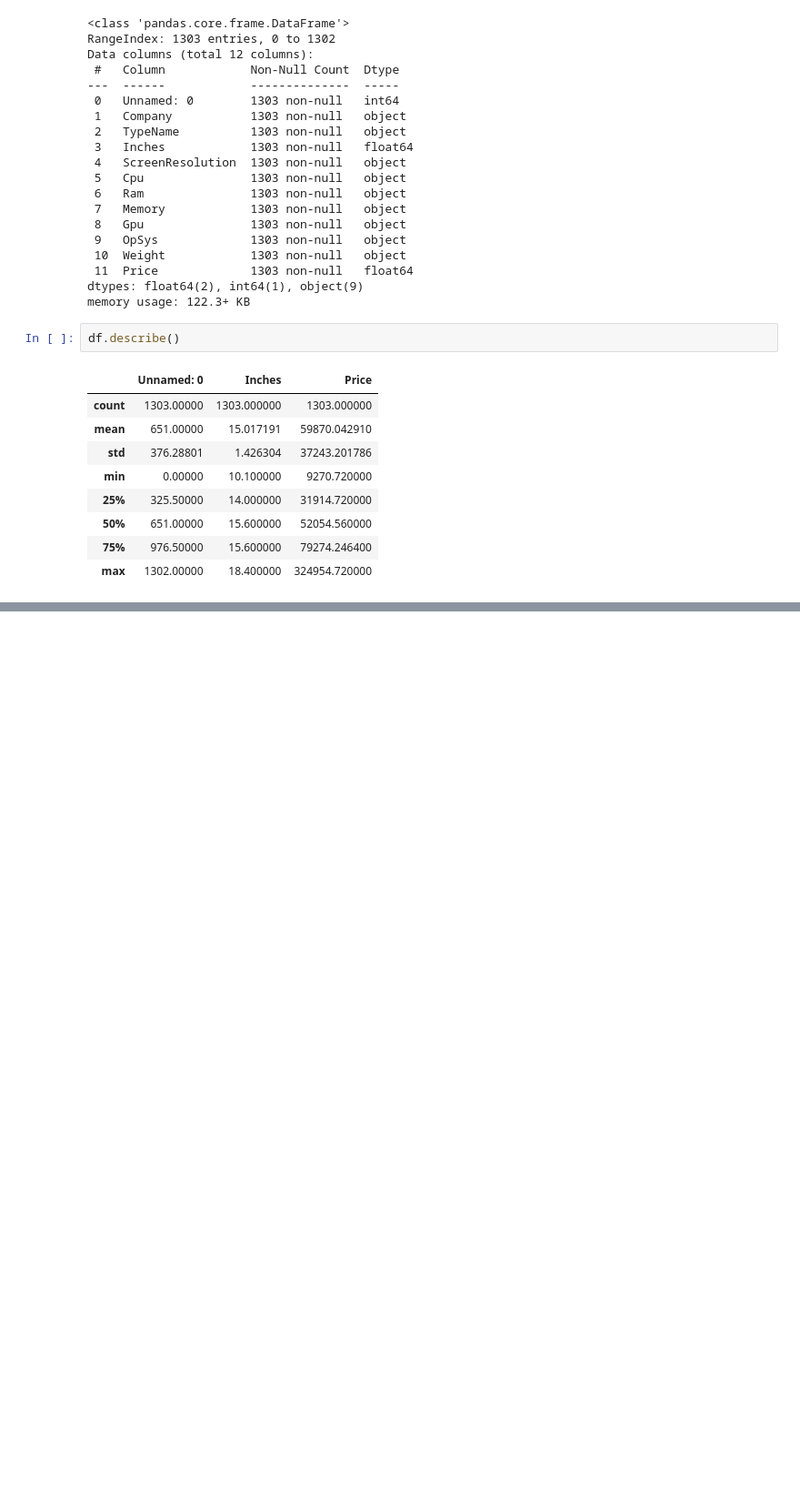
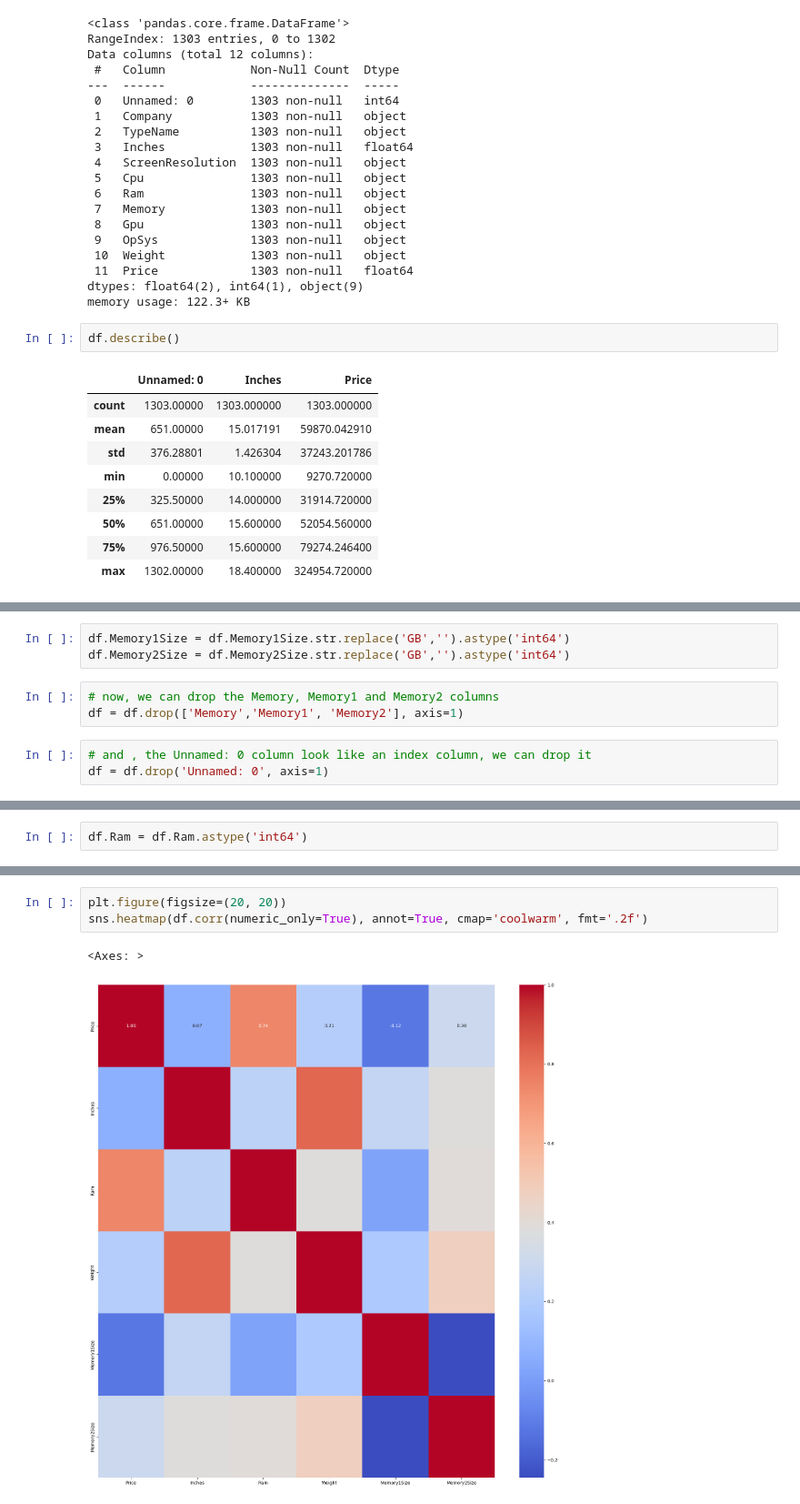
Before and after one commit to zafermesut/ai-crash-course, a Jupyter notebook: Homeworks/Laptop Price Prediction - Regression/Laptop Price Prediction.ipynb, the cells around one changed output, grey strips where cells are left out. Shown at 91% size. Saved outputs shown, nothing was run; the diff lists cells and outputs as text; blank space fills up the shorter version.

```diff
--- a/Homeworks/Laptop Price Prediction - Regression/Laptop Price Prediction.ipynb
+++ b/Homeworks/Laptop Price Prediction - Regression/Laptop Price Prediction.ipynb
@@ -84,0 +293,9 @@ df.describe()
+# %%
+df.Memory1Size = df.Memory1Size.str.replace('GB','').astype('int64')
+df.Memory2Size = df.Memory2Size.str.replace('GB','').astype('int64')
+# %%
+# now, we can drop the Memory, Memory1 and Memory2 columns
+df = df.drop(['Memory','Memory1', 'Memory2'], axis=1)
+# %%
+# and , the Unnamed: 0 column look like an index column, we can drop it
+df = df.drop('Unnamed: 0', axis=1)
@@ -84,0 +322,2 @@ df.describe()
+# %%
+df.Ram = df.Ram.astype('int64')
@@ -84,0 +368,6 @@ df.describe()
+# %%
+plt.figure(figsize=(20, 20))
+sns.heatmap(df.corr(numeric_only=True), annot=True, cmap='coolwarm', fmt='.2f')
+# %% [output]
+<Axes: >
+[figure, added]
```
Also changed, not shown: parts of 39 cells of this notebook.
